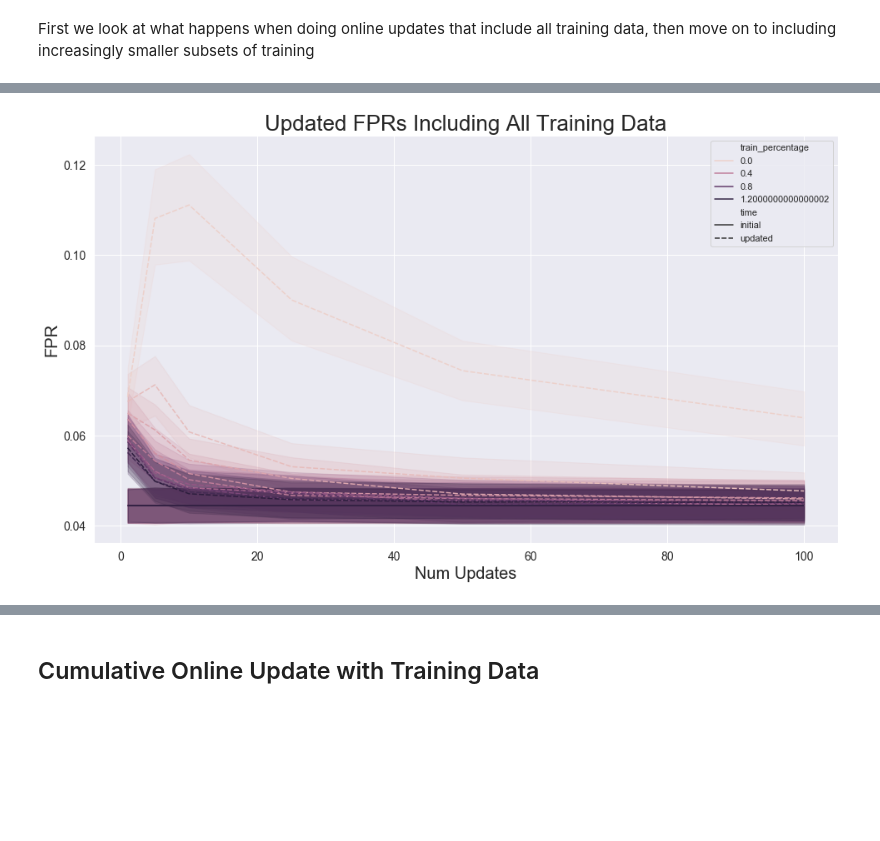
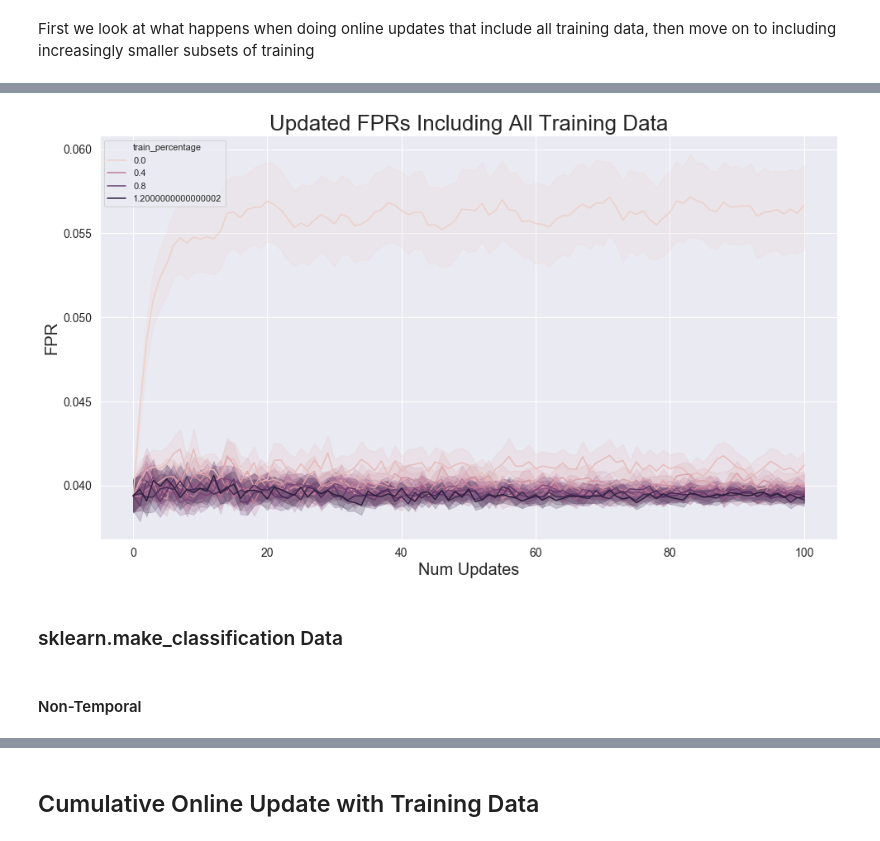
Before and after one commit to georgeadam/feedback_loops, a Jupyter notebook: history_effect.ipynb, the cells around one changed output, grey strips where cells are left out. Saved outputs shown, nothing was run; the diff lists cells and outputs as text; code cells hidden in the pictures; blank space fills up the shorter version.

```diff
--- a/history_effect.ipynb
+++ b/history_effect.ipynb
@@ -95,0 +189,13 @@ n_test = 50000
+# %%
+def results_to_dataframe_temporal(initial_results, updated_results, num_updates, train_percentages, seeds):
+    data = {"type": [], "rate": [], "update": [], "train_percentage": []}
+
+    for train_percentage in train_percentages:
+        for key in updated_results[train_percentage].keys():
+            for i in range(seeds):
+                data["type"] += [key] * (len(updated_results[train_percentage][key][i]) + 1)
+                data["rate"] += [initial_results[train_percentage][key][i]] +  updated_results[train_percentage][key][i]
+                data["update"] += (np.arange(len(updated_results[train_percentage][key][i]) + 1)).tolist()
+                data["train_percentage"] += [train_percentage] * (len(updated_results[train_percentage][key][i]) + 1)
+
+    return pd.DataFrame(data)
@@ -149,0 +294,11 @@ initial_results, updated_results = train_update_loop(n_train, n_update, n_test,
+# %%
+m0 = -1
+m1 = 1
+
+s0 = 1
+s1 = 1
+
+p0 = 0.5
+p1 = 1 - p0
+
+data_fn = gaussian_dataset_wrapper(m0, m1, s0, s1, p0, p1)
@@ -151,0 +345,2 @@ data = results_to_dataframe(initial_results, updated_results, num_updates, train
+# %%
+initial_results, updated_results = train_update_loop_temporal(n_train, n_update, n_test, update_model_feedback_with_training, num_updates[-1], train_percentages, seeds, data_fn)
@@ -152,13 +365,17 @@ data = results_to_dataframe(initial_results, updated_results, num_updates, train
+# %%
+data = results_to_dataframe_temporal(initial_results, updated_results, num_updates, train_percentages, seeds)
 # %%
 data = pd.DataFrame(data)
 fig = plt.figure(figsize=(16, 9))
 ax = fig.add_subplot(111)
-sns.lineplot(x="updates", y="rate", style="time", hue="train_percentage", data=data.loc[data["type"] == "fpr"], ax=ax)
+sns.lineplot(x="update", y="rate", hue="train_percentage", data=data.loc[data["type"] == "fpr"], legend="full", ax=ax)
 ax.set_xlabel("Num Updates", size=20)
 ax.set_ylabel("FPR", size=20)
 ax.set_title("Updated FPRs Including All Training Data", size=26)
 ax.tick_params(axis='both', which='major', labelsize=14)
 ax.tick_params(axis='both', which='minor', labelsize=14)
 fig.savefig("figures/history_effect/updated_fpr_non_cumulative.png", dpi=300)
 # %% [output]
-[figure, old version]
+[figure, new version]
+# %% [markdown]
+### sklearn.make_classification Data
@@ -164,0 +384,2 @@ fig.savefig("figures/history_effect/updated_fpr_non_cumulative.png", dpi=300)
+# %% [markdown]
+#### Non-Temporal
```
Also changed, not shown: parts of 33 cells of this notebook, 2 other files.
